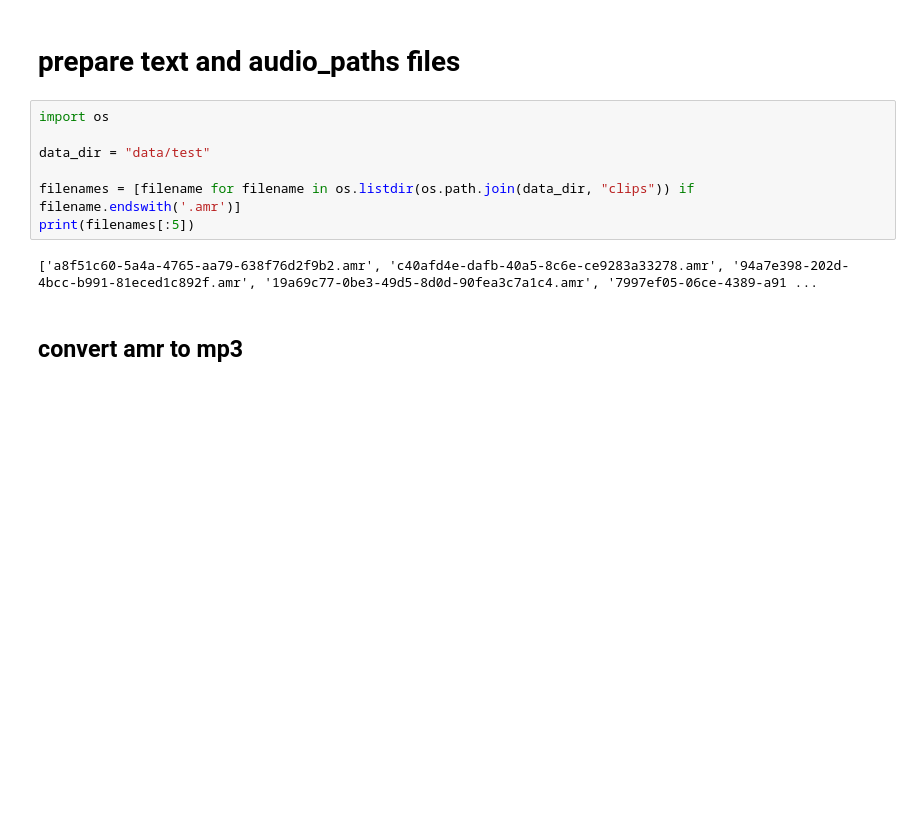
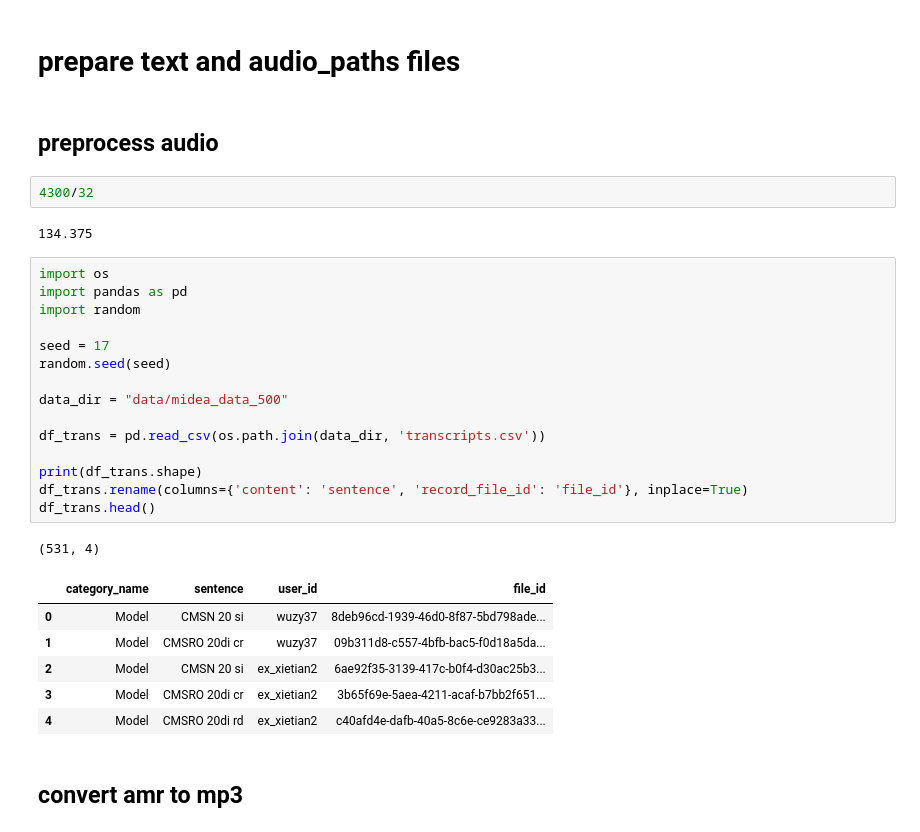
Before and after one commit to Chevolier/whisper, a Jupyter notebook: data_process.ipynb, the cells around one changed output. Saved outputs shown, nothing was run; the diff lists cells and outputs as text; blank space fills up the shorter version.

```diff
--- a/data_process.ipynb
+++ b/data_process.ipynb
@@ -1,14 +1,34 @@
 # %% [markdown]
 # prepare text and audio_paths files
+# %% [markdown]
+## preprocess audio
+# %%
+4300/32
+# %% [output]
+134.375
 # %%
 import os
+import pandas as pd
+import random
 
-data_dir = "data/test"
+seed = 17
+random.seed(seed)
 
-filenames = [filename for filename in os.listdir(os.path.join(data_dir, "clips")) if filename.endswith('.amr')]
-print(filenames[:5])
+data_dir = "data/midea_data_500"
+
+df_trans = pd.read_csv(os.path.join(data_dir, 'transcripts.csv'))
+
+print(df_trans.shape)
+df_trans.rename(columns={'content': 'sentence', 'record_file_id': 'file_id'}, inplace=True)
+df_trans.head()
 # %% [output]
-['a8f51c60-5a4a-4765-aa79-638f76d2f9b2.amr', 'c40afd4e-dafb-40a5-8c6e-ce9283a33278.amr', '94a7e398-202d-4bcc-b991-81eced1c892f.amr', '19a69c77-0be3-49d5-8d0d-90fea3c7a1c4.amr', '7997ef05-06ce-4389-a91 ...
+(531, 4)
+|  | category_name | sentence | user_id | file_id |
+| 0 | Model | CMSN 20 si | wuzy37 | 8deb96cd-1939-46d0-8f87-5bd798ade... |
+| 1 | Model | CMSRO 20di cr | wuzy37 | 09b311d8-c557-4bfb-bac5-f0d18a5da... |
+| 2 | Model | CMSN 20 si | ex_xietian2 | 6ae92f35-3139-417c-b0f4-d30ac25b3... |
+| 3 | Model | CMSRO 20di cr | ex_xietian2 | 3b65f69e-5aea-4211-acaf-b7bb2f651... |
+| 4 | Model | CMSRO 20di rd | ex_xietian2 | c40afd4e-dafb-40a5-8c6e-ce9283a33... |
 # %% [markdown]
 ## convert amr to mp3
 # %%
```
Also changed, not shown: parts of 19 cells of this notebook, 7 other files.
